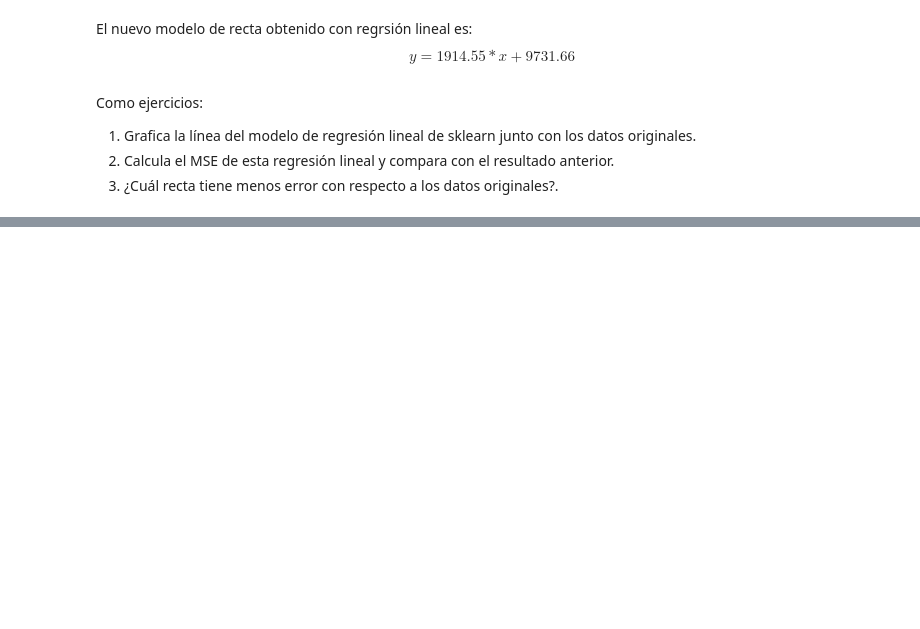
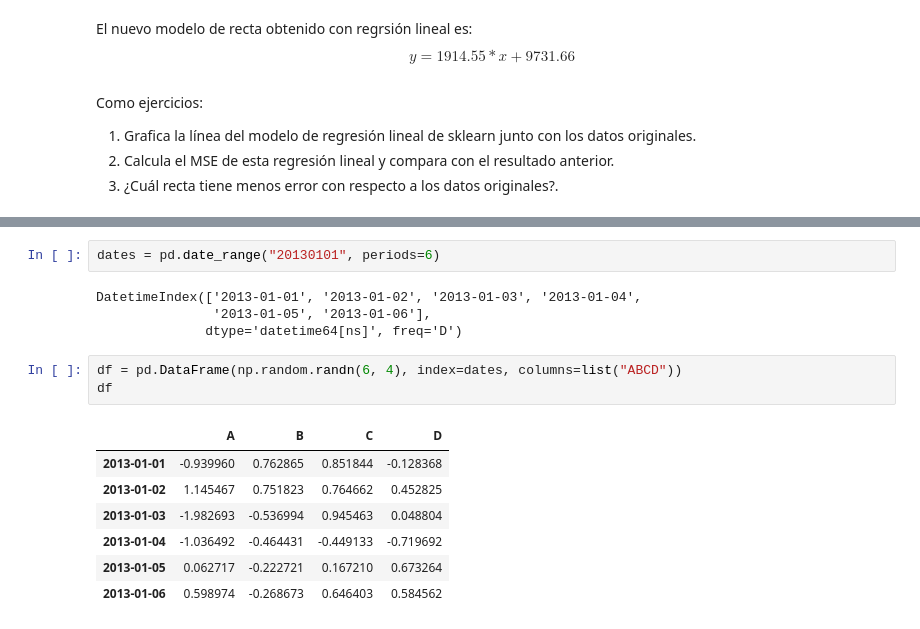
Before and after one commit to JordanMedinaOrtiz/mineria-datos, a Jupyter notebook: Mineria_datos.ipynb, the cells around one changed output, grey strips where cells are left out. Drawn from its saved outputs; the diff is of its cells as text; blank space fills up the shorter version.

```diff
--- a/Mineria_datos.ipynb
+++ b/Mineria_datos.ipynb
@@ -841,0 +859,17 @@ Como ejercicios:
+# %%
+dates = pd.date_range("20130101", periods=6)
+# %% [output]
+DatetimeIndex(['2013-01-01', '2013-01-02', '2013-01-03', '2013-01-04',
+               '2013-01-05', '2013-01-06'],
+              dtype='datetime64[ns]', freq='D')
+# %%
+df = pd.DataFrame(np.random.randn(6, 4), index=dates, columns=list("ABCD"))
+df
+# %% [output]
+|  | A | B | C | D |
+| 2013-01-01 | -0.939960 | 0.762865 | 0.851844 | -0.128368 |
+| 2013-01-02 | 1.145467 | 0.751823 | 0.764662 | 0.452825 |
+| 2013-01-03 | -1.982693 | -0.536994 | 0.945463 | 0.048804 |
+| 2013-01-04 | -1.036492 | -0.464431 | -0.449133 | -0.719692 |
+| 2013-01-05 | 0.062717 | -0.222721 | 0.167210 | 0.673264 |
+| 2013-01-06 | 0.598974 | -0.268673 | 0.646403 | 0.584562 |
```
Also changed, not shown: parts of 11 cells of this notebook.
